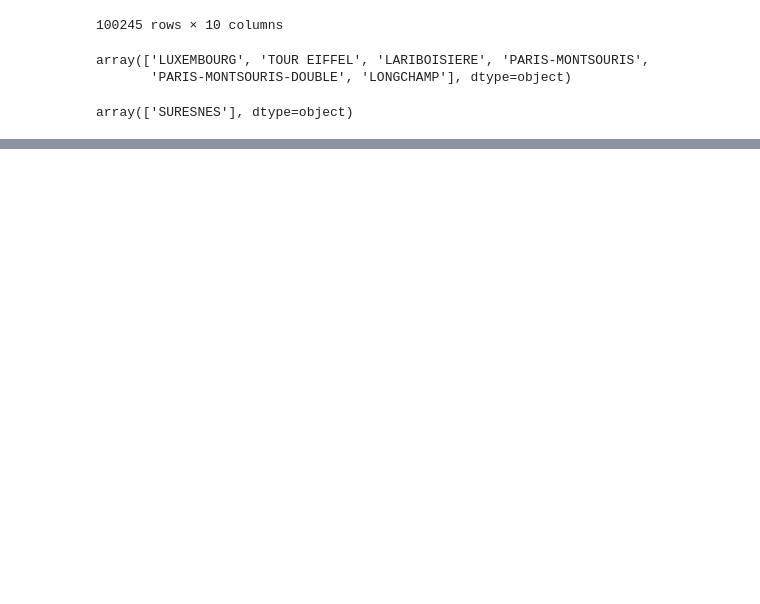
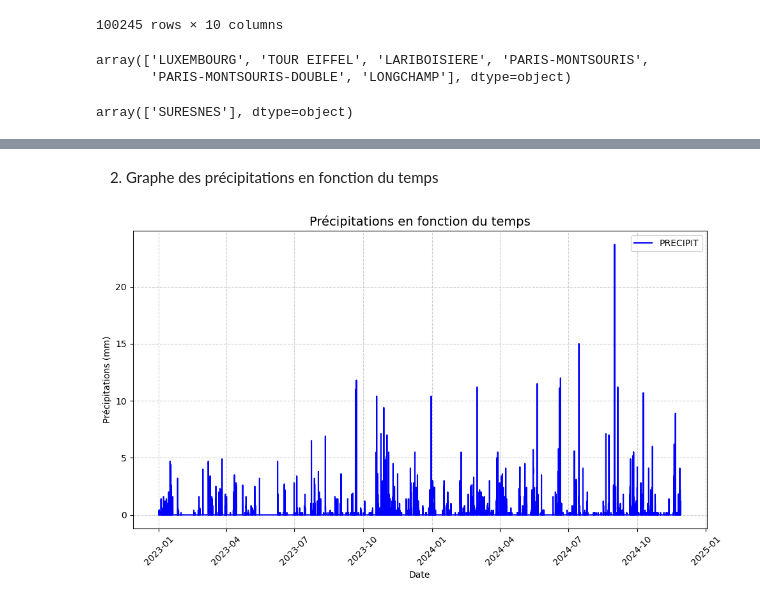
Before and after one commit to vadim-gisserot/Projet-de-Python-Leroux-Gisserot, a Jupyter notebook: notebooks/draft1.ipynb, the cells around one changed output, grey strips where cells are left out. Drawn from its saved outputs; the diff is of its cells as text; code cells hidden in the pictures; blank space fills up the shorter version.

```diff
--- a/notebooks/draft1.ipynb
+++ b/notebooks/draft1.ipynb
@@ -177,0 +116,4 @@ hello world!
+# %%
+df = load_data_from_disk(
+    data_dir="/home/onyxia/work/Projet-de-Python-Leroux-Gisserot/data/hourly-weather-23-24"
+)
@@ -177,0 +122,11 @@ hello world!
+# %%
+# Renaming columns
+df = df.rename(columns={"AAAAMMJJHH": "DATE & HEURE", "RR1": "PRECIPIT",
+                        "DRR1": "DUREE_PRECIPIT", "T": "TEMP", "U": "TAUX_HUMID",
+                        "PSTAT": "PRESSION_STAT"})
+
+# Formatting dates to make them usable in graphs
+df["DATE & HEURE"] = pd.to_datetime(df["DATE & HEURE"], format="%Y%m%d%H")
+
+# Displaying dataframe
+df
@@ -177,0 +202,5 @@ hello world!
+# %%
+# Filtrer le DataFrame pour cette station
+random_station = df["NOM_USUEL"].sample(n=1).iloc[0]
+df_random_station = df[df["NOM_USUEL"] == random_station]
+df_random_station
@@ -177,0 +235,18 @@ hello world!
+# %% [markdown]
+2. Graphe des précipitations en fonction du temps
+# %%
+# Plotting precipitations over time
+plt.figure(figsize=(10, 6))
+plt.plot(df_random_station["DATE & HEURE"], df_random_station["PRECIPIT"], linestyle="-", color="blue", label="PRECIPIT")
+
+# Graph customization
+plt.title("Précipitations en fonction du temps 1", fontsize=14)
+plt.xlabel("Date", fontsize=10)
+plt.ylabel("Précipitations (mm)", fontsize=10)
+plt.grid(True, linestyle="--", alpha=0.6)
+plt.legend()
+plt.xticks(rotation=45)  # Rotation des dates sur l'axe X pour plus de lisibilité
+plt.tight_layout()  # Ajuste les marges pour éviter que les textes soient coupés
+plt.show()
+# %% [output]
+[figure, added]
```
Also changed, not shown: parts of 29 cells of this notebook, 3 other files.
